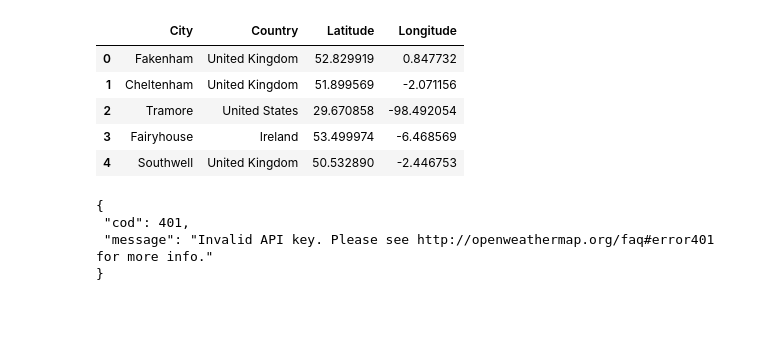
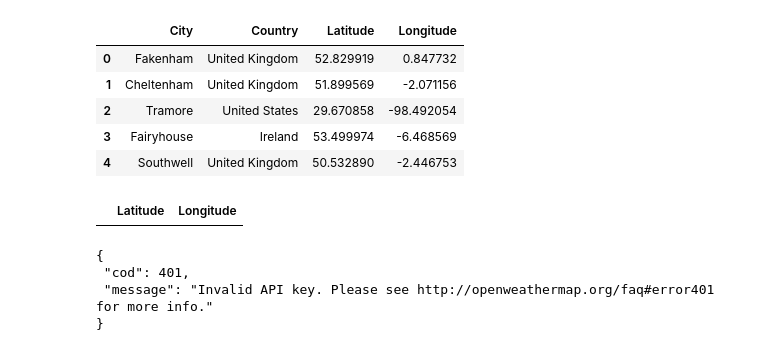
Before and after one commit to hiromimiyata/Mustang, a Jupyter notebook: Code/Weather.ipynb, the cells around one changed output. Cells and saved outputs as stored; diff of their text form; code cells hidden in the pictures; blank space fills up the shorter version.

```diff
--- a/Code/Weather.ipynb
+++ b/Code/Weather.ipynb
@@ -36,3 +43,7 @@ df.head()
+# %%
+df.loc[df["City"] == "Los Angeles", ["Latitude", "Longitude"]]
+# %% [output]
+|  | Latitude | Longitude |
 # %%
 weather_response = requests.get(query_url2)
 weather_json = weather_response.json()
```
Also changed, not shown: parts of 16 cells of this notebook, 1 other file.
